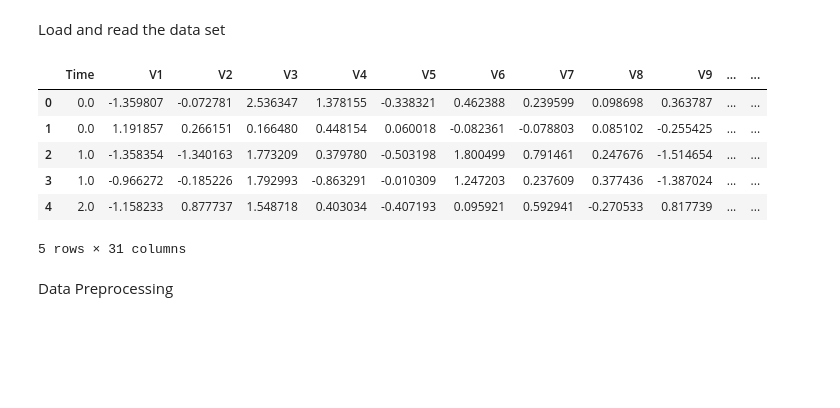
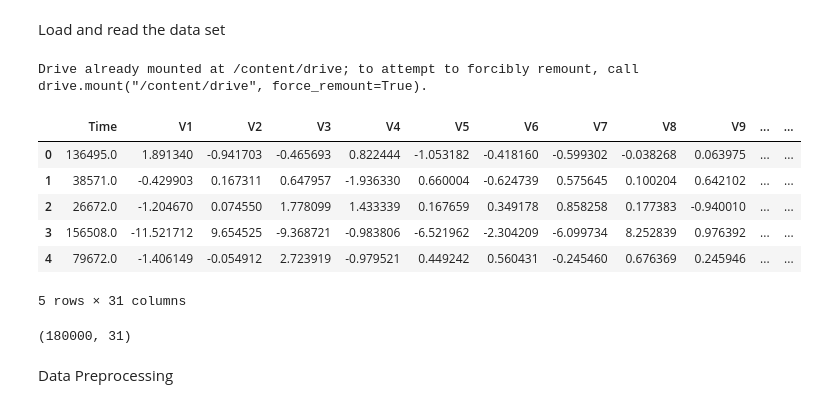
Before and after one commit to yal521/DSCI441-machine-learning-project, a Jupyter notebook: DSCI_441_final_project.ipynb, the cells around one changed output. Drawn from its saved outputs; the diff is of its cells as text; code cells hidden in the pictures; blank space fills up the shorter version.

Commit message:
Use sampled_Credit_data-2.csv in google drive folder for the project

```diff
--- a/DSCI_441_final_project.ipynb
+++ b/DSCI_441_final_project.ipynb
@@ -38,16 +40,23 @@ from keras.layers import LSTM, Dense, Embedding, Dropout,Input, Attention, Layer
 Load and read the data set
 # %%
 # Load the data and read the first few lines of data
-Credit_data = pd.read_csv("/content/drive/MyDrive/Yang_DSCI441_Final_Project/dataset1_creditcard.csv")
+drive.mount('/content/drive')
+os.chdir('/content/drive/MyDrive/Yang_DSCI441_Final_Project')
+Credit_data = pd.read_csv("sampled_Credit_data-2.csv")
 Credit_data.head()
 # %% [output]
+Drive already mounted at /content/drive; to attempt to forcibly remount, call drive.mount("/content/drive", force_remount=True).
 |  | Time | V1 | V2 | V3 | V4 | V5 | V6 | V7 | V8 | V9 | ... | ... |
-| 0 | 0.0 | -1.359807 | -0.072781 | 2.536347 | 1.378155 | -0.338321 | 0.462388 | 0.239599 | 0.098698 | 0.363787 | ... | ... |
-| 1 | 0.0 | 1.191857 | 0.266151 | 0.166480 | 0.448154 | 0.060018 | -0.082361 | -0.078803 | 0.085102 | -0.255425 | ... | ... |
-| 2 | 1.0 | -1.358354 | -1.340163 | 1.773209 | 0.379780 | -0.503198 | 1.800499 | 0.791461 | 0.247676 | -1.514654 | ... | ... |
-| 3 | 1.0 | -0.966272 | -0.185226 | 1.792993 | -0.863291 | -0.010309 | 1.247203 | 0.237609 | 0.377436 | -1.387024 | ... | ... |
-| 4 | 2.0 | -1.158233 | 0.877737 | 1.548718 | 0.403034 | -0.407193 | 0.095921 | 0.592941 | -0.270533 | 0.817739 | ... | ... |
+| 0 | 136495.0 | 1.891340 | -0.941703 | -0.465693 | 0.822444 | -1.053182 | -0.418160 | -0.599302 | -0.038268 | 0.063975 | ... | ... |
+| 1 | 38571.0 | -0.429903 | 0.167311 | 0.647957 | -1.936330 | 0.660004 | -0.624739 | 0.575645 | 0.100204 | 0.642102 | ... | ... |
+| 2 | 26672.0 | -1.204670 | 0.074550 | 1.778099 | 1.433339 | 0.167659 | 0.349178 | 0.858258 | 0.177383 | -0.940010 | ... | ... |
+| 3 | 156508.0 | -11.521712 | 9.654525 | -9.368721 | -0.983806 | -6.521962 | -2.304209 | -6.099734 | 8.252839 | 0.976392 | ... | ... |
+| 4 | 79672.0 | -1.406149 | -0.054912 | 2.723919 | -0.979521 | 0.449242 | 0.560431 | -0.245460 | 0.676369 | 0.245946 | ... | ... |
-5 rows × 31 columns
+5 rows × 31 columns
+# %%
+Credit_data.shape
+# %% [output]
+(180000, 31)
 # %% [markdown]
 Data Preprocessing
 # %%
```
Also changed, not shown: parts of 1 cell of this notebook.
